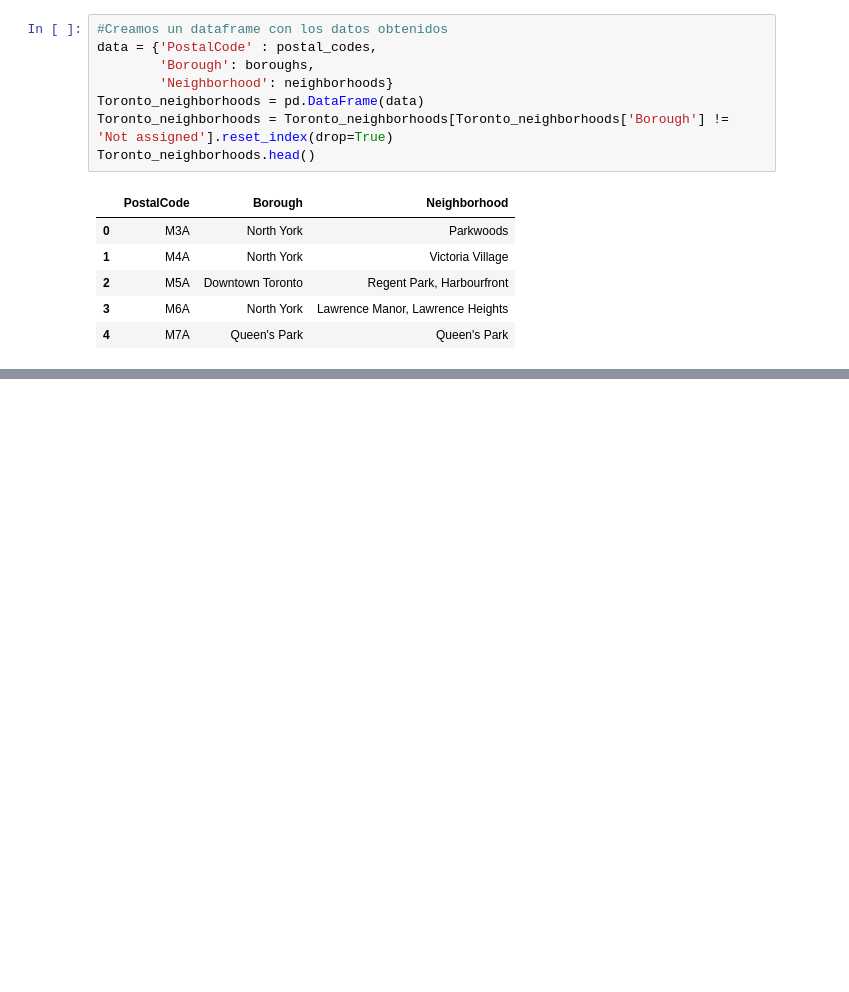
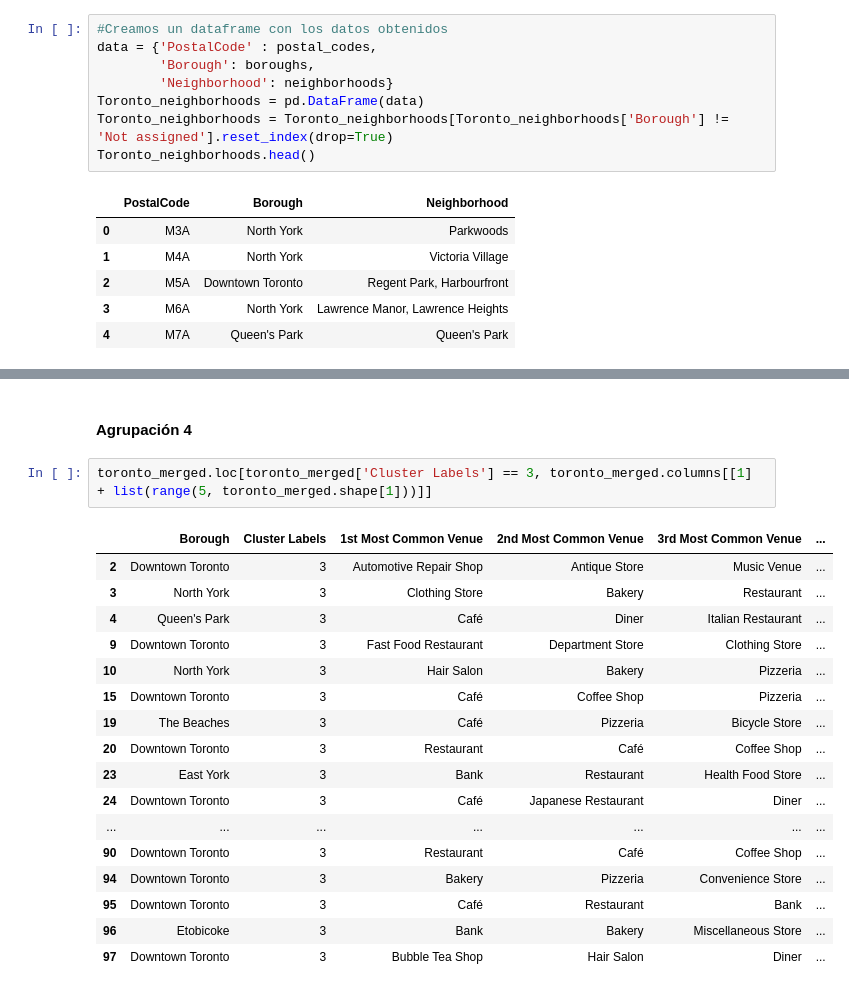
Before and after one commit to LopezAlejo02/Coursera_Capstone, a Jupyter notebook: Toronto neighborhood segmentation.ipynb, the cells around one changed output, grey strips where cells are left out. Drawn from its saved outputs; the diff is of its cells as text; blank space fills up the shorter version.

```diff
--- a/Toronto neighborhood segmentation.ipynb
+++ b/Toronto neighborhood segmentation.ipynb
@@ -125,0 +414,22 @@ Toronto_neighborhoods
+# %% [markdown]
+#### Agrupación 4
+# %%
+toronto_merged.loc[toronto_merged['Cluster Labels'] == 3, toronto_merged.columns[[1] + list(range(5, toronto_merged.shape[1]))]]
+# %% [output]
+|  | Borough | Cluster Labels | 1st Most Common Venue | 2nd Most Common Venue | 3rd Most Common Venue | ... |
+| 2 | Downtown Toronto | 3 | Automotive Repair Shop | Antique Store | Music Venue | ... |
+| 3 | North York | 3 | Clothing Store | Bakery | Restaurant | ... |
+| 4 | Queen's Park | 3 | Café | Diner | Italian Restaurant | ... |
+| 9 | Downtown Toronto | 3 | Fast Food Restaurant | Department Store | Clothing Store | ... |
+| 10 | North York | 3 | Hair Salon | Bakery | Pizzeria | ... |
+| 15 | Downtown Toronto | 3 | Café | Coffee Shop | Pizzeria | ... |
+| 19 | The Beaches | 3 | Café | Pizzeria | Bicycle Store | ... |
+| 20 | Downtown Toronto | 3 | Restaurant | Café | Coffee Shop | ... |
+| 23 | East York | 3 | Bank | Restaurant | Health Food Store | ... |
+| 24 | Downtown Toronto | 3 | Café | Japanese Restaurant | Diner | ... |
+| ... | ... | ... | ... | ... | ... | ... |
+| 90 | Downtown Toronto | 3 | Restaurant | Café | Coffee Shop | ... |
+| 94 | Downtown Toronto | 3 | Bakery | Pizzeria | Convenience Store | ... |
+| 95 | Downtown Toronto | 3 | Café | Restaurant | Bank | ... |
+| 96 | Etobicoke | 3 | Bank | Bakery | Miscellaneous Store | ... |
+| 97 | Downtown Toronto | 3 | Bubble Tea Shop | Hair Salon | Diner | ... |
```
Also changed, not shown: parts of 41 cells of this notebook.
